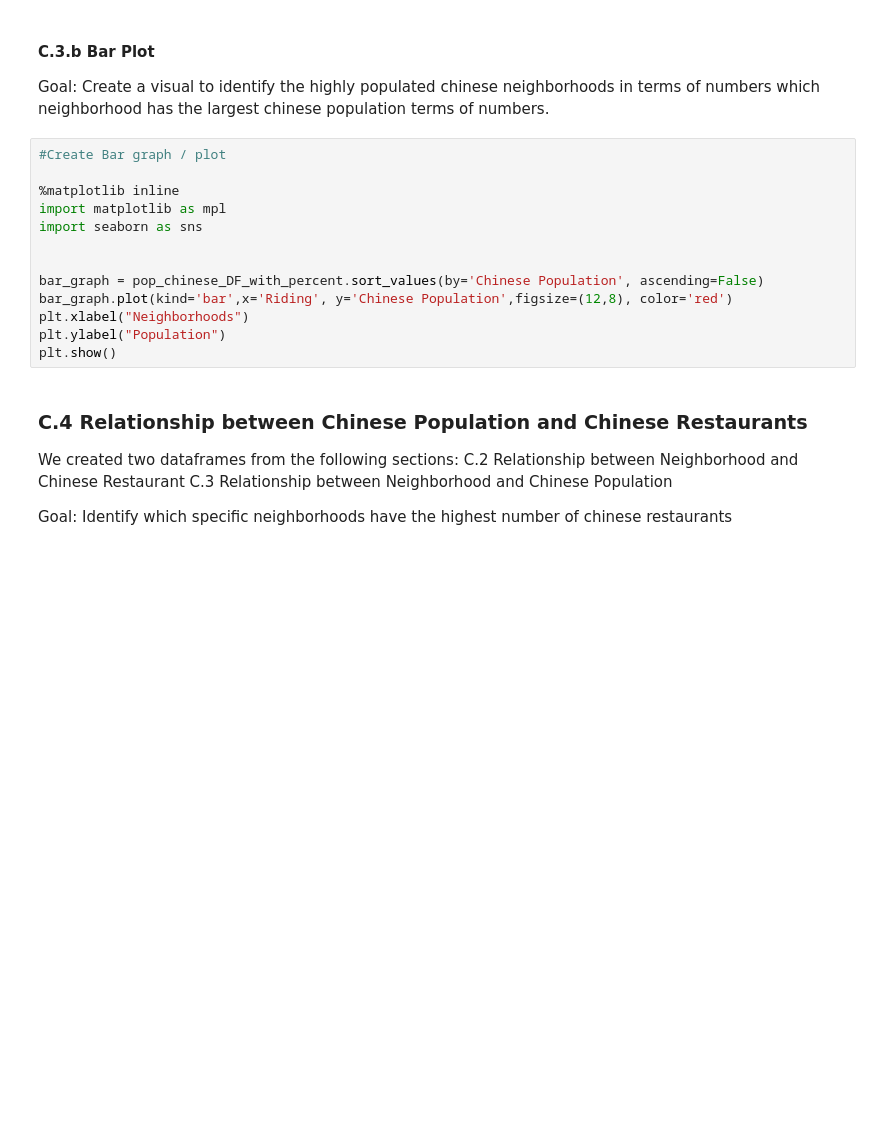
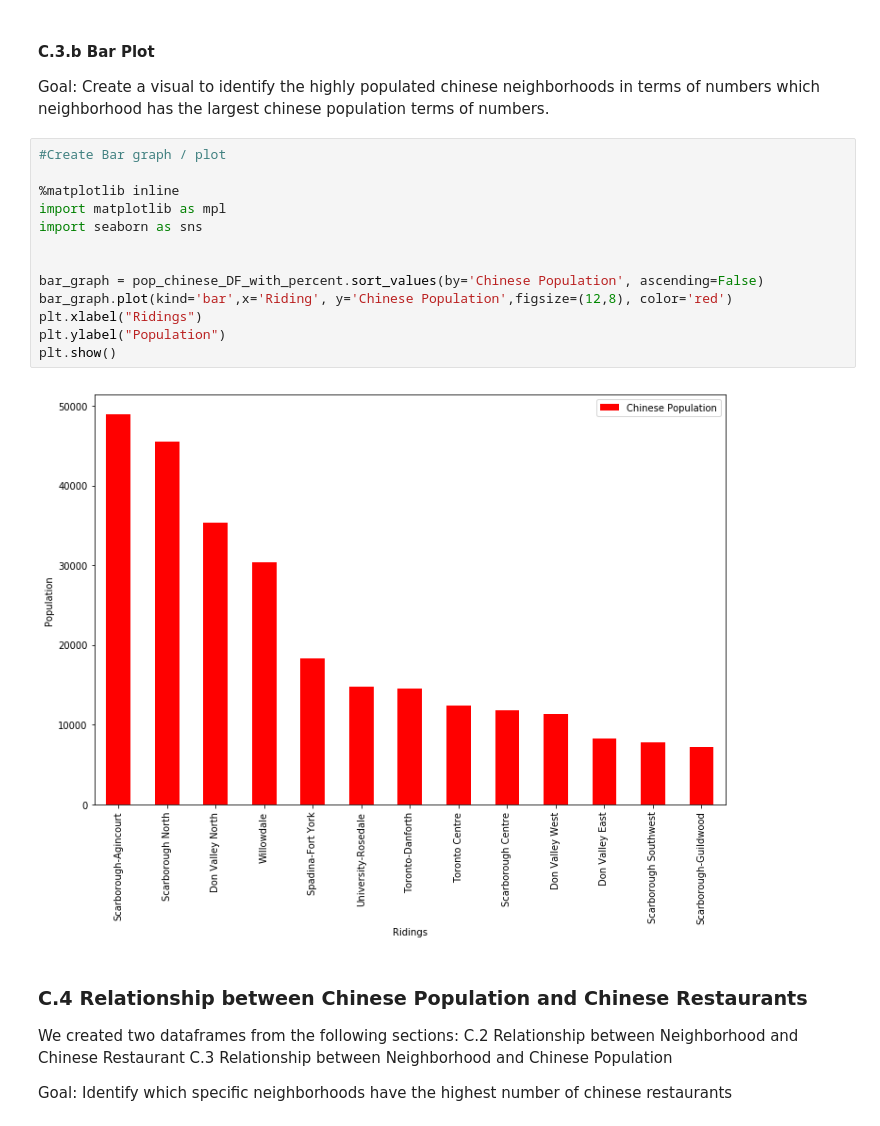
Before and after one commit to DangerNoodleWasTaken/Coursera_Capstone, a Jupyter notebook: Capstone Final Assignment.ipynb, the cells around one changed output. Cells and saved outputs as stored; diff of their text form; blank space fills up the shorter version.

```diff
--- a/Capstone Final Assignment.ipynb
+++ b/Capstone Final Assignment.ipynb
@@ -603,16 +806,18 @@ Goal: Create a visual to identify the highly populated chinese neighborhoods in
 # %%
 #Create Bar graph / plot
 
 %matplotlib inline
 import matplotlib as mpl
 import seaborn as sns
 
 
 bar_graph = pop_chinese_DF_with_percent.sort_values(by='Chinese Population', ascending=False)
 bar_graph.plot(kind='bar',x='Riding', y='Chinese Population',figsize=(12,8), color='red')
-plt.xlabel("Neighborhoods")
+plt.xlabel("Ridings")
 plt.ylabel("Population")
 plt.show()
+# %% [output]
+[figure, added]
 # %% [markdown]
 ### C.4 Relationship between Chinese Population and Chinese Restaurants
 
```
Also changed, not shown: parts of 41 cells of this notebook.
